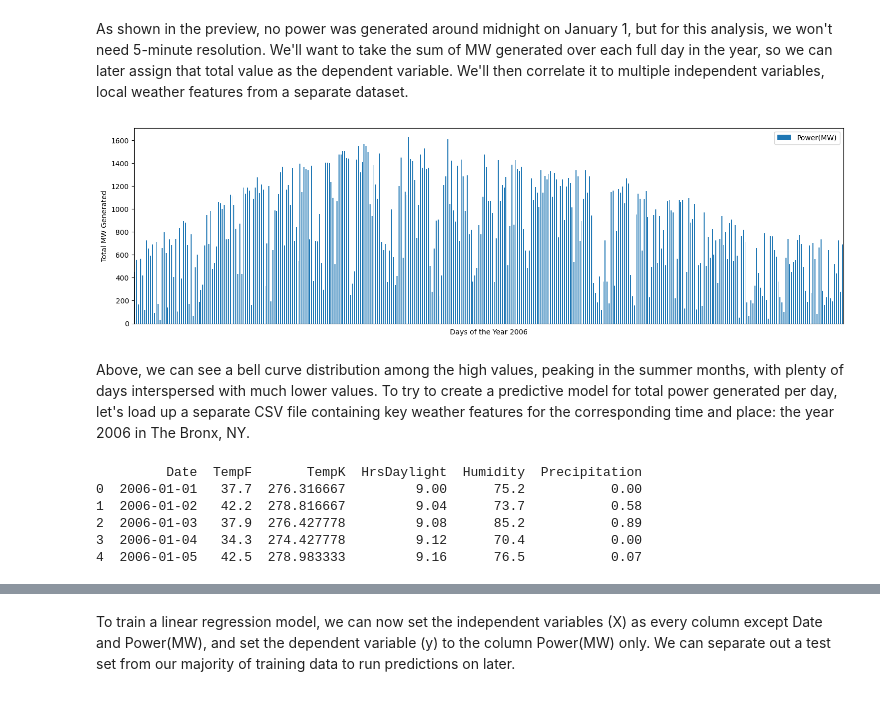
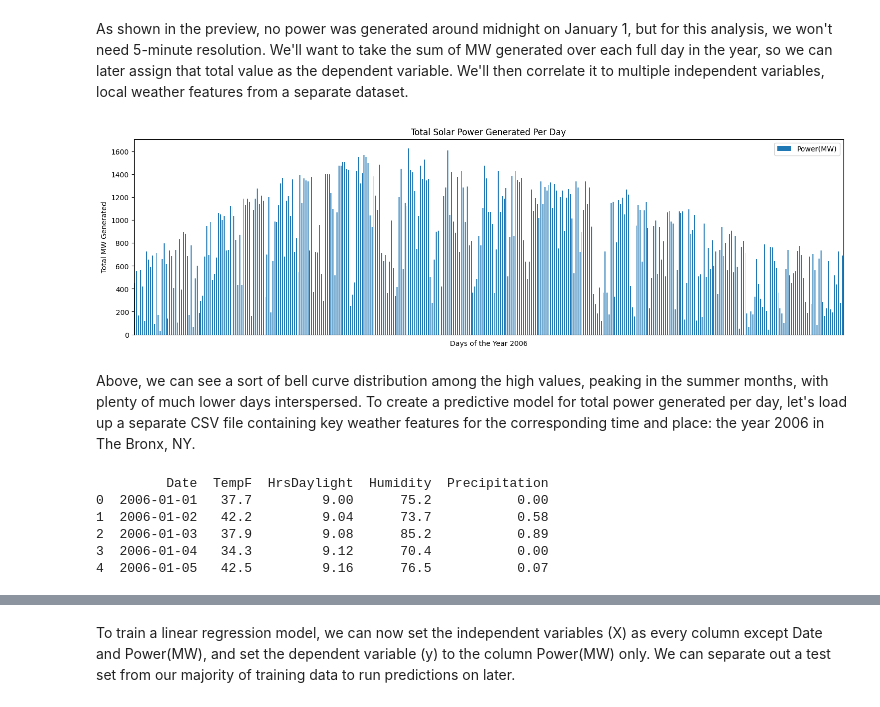
Before and after one commit to Tareq62/solar_panel_model, a Jupyter notebook: solar_regression.ipynb, the cells around one changed output, grey strips where cells are left out. Cells and saved outputs as stored; diff of their text form; code cells hidden in the pictures.

```diff
--- a/solar_regression.ipynb
+++ b/solar_regression.ipynb
@@ -24,24 +24,24 @@ print(df.head())
 # %% [markdown]
 As shown in the preview, no power was generated around midnight on January 1, but for this analysis, we won't need 5-minute resolution. We'll want to take the sum of MW generated over each full day in the year, so we can later assign that total value as the dependent variable. We'll then correlate it to multiple independent variables, local weather features from a separate dataset.
 # %%
-df2 = df.groupby('Date').sum('Power(MW)').reset_index()
-df2.plot(kind='bar', x='Date', y='Power(MW)', xlabel='Days of the Year 2006', ylabel='Total MW Generated')
+days_df = df.groupby('Date').sum('Power(MW)').reset_index()
+days_df.plot(kind='bar', x='Date', y='Power(MW)', xlabel='Days of the Year 2006', ylabel='Total MW Generated')
 
 plt.gca().xaxis.set_major_locator(plt.NullLocator())
+plt.gca().set_title('Total Solar Power Generated Per Day')
 plt.gcf().set_size_inches(18, 5)
 # %% [output]
-[figure, old version]
+[figure, new version]
 # %% [markdown]
-Above, we can see a bell curve distribution among the high values, peaking in the summer months, with plenty of days interspersed with much lower values. To try to create a predictive model for total power generated per day, let's load up a separate CSV file containing key weather features for the corresponding time and place: the year 2006 in The Bronx, NY.
+Above, we can see a sort of bell curve distribution among the high values, peaking in the summer months, with plenty of much lower days interspersed. To create a predictive model for total power generated per day, let's load up a separate CSV file containing key weather features for the corresponding time and place: the year 2006 in The Bronx, NY.
 # %%
-#column_names=['Date', 'TempF', 'TempK', 'Hrs_Daylight', 'Humdity', 'Precipitation']
-features_df = pd.read_csv('/Users/tareq/solar_panel_model/Bronx_Weather_2006.csv', header=0)
+features_df = pd.read_csv('/Users/tareq/solar_panel_model/Bronx_Weather_Features_2006.csv', header=0)
 
 print(features_df.head())
 # %% [output]
-         Date  TempF       TempK  HrsDaylight  Humidity  Precipitation
-0  2006-01-01   37.7  276.316667         9.00      75.2           0.00
-1  2006-01-02   42.2  278.816667         9.04      73.7           0.58
-2  2006-01-03   37.9  276.427778         9.08      85.2           0.89
-3  2006-01-04   34.3  274.427778         9.12      70.4           0.00
-4  2006-01-05   42.5  278.983333         9.16      76.5           0.07
+         Date  TempF  HrsDaylight  Humidity  Precipitation
+0  2006-01-01   37.7         9.00      75.2           0.00
+1  2006-01-02   42.2         9.04      73.7           0.58
+2  2006-01-03   37.9         9.08      85.2           0.89
+3  2006-01-04   34.3         9.12      70.4           0.00
+4  2006-01-05   42.5         9.16      76.5           0.07
```
Also changed, not shown: parts of 8 cells of this notebook.
